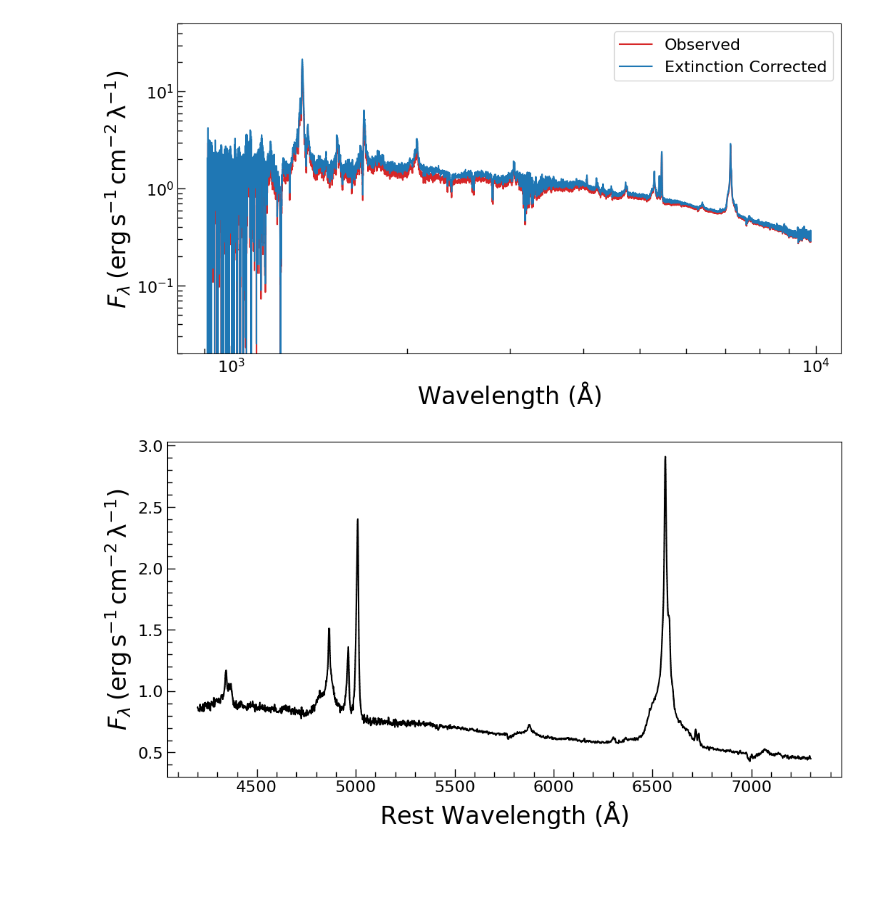
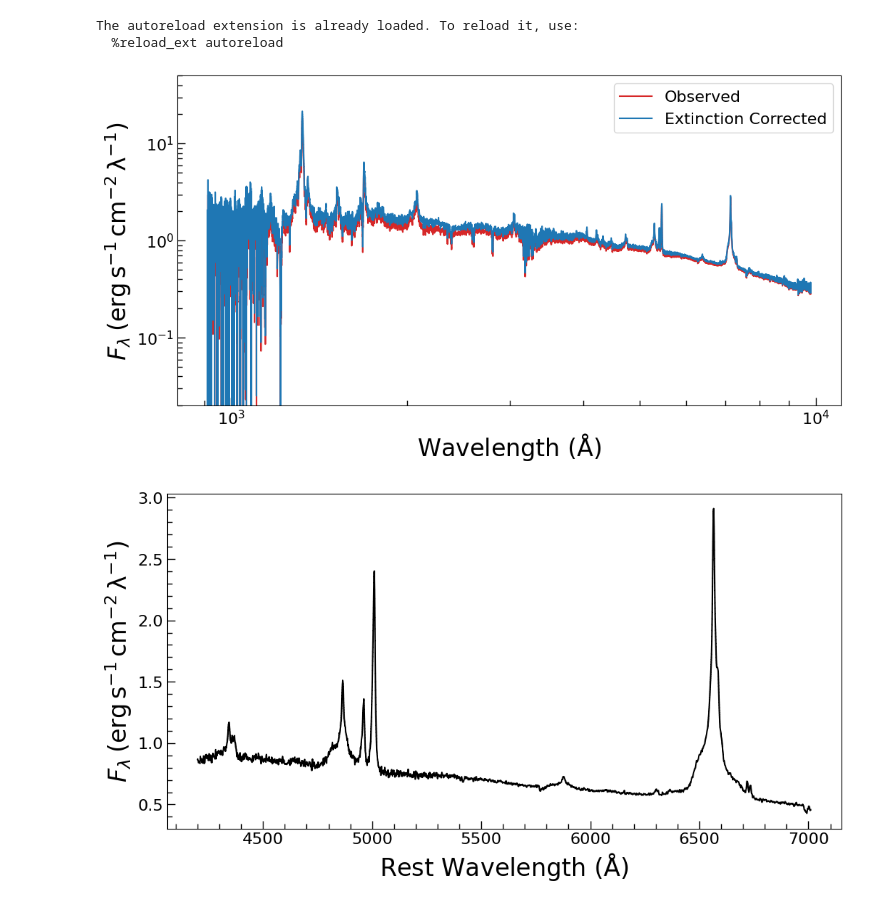
Before and after one commit to CaptainPKU/Spactrum, a Jupyter notebook: MeasureV3/pg1351#15/pg1351.ipynb, the cells around one changed output. Saved outputs shown, nothing was run; the diff lists cells and outputs as text; code cells hidden in the pictures; blank space fills up the shorter version.

```diff
--- a/MeasureV3/pg1351#15/pg1351.ipynb
+++ b/MeasureV3/pg1351#15/pg1351.ipynb
@@ -35,35 +35,37 @@ from extinction import ccm89, remove
 
 A_V = 0.056    #------------------------------修改 消光系数
 flux_dred = remove(ccm89(wave, A_V, r_v=3.1, unit='aa'), flux)
 
 fig, ax = plt.subplots(figsize=(12, 6))
 ax.step(wave, flux, label='Observed', c='C3')
 ax.step(wave, flux_dred, label='Extinction Corrected', c='C0')
 ax.set_xscale('log')
 ax.set_yscale('log')
 ax.set_xlabel(r'Wavelength ($\mathrm{\AA}$)', fontsize=24)
 ax.set_ylabel(r'$F_\lambda\:(\mathrm{erg\,s^{-1}\,cm^{-2}\,\lambda^{-1}})$', fontsize=24)
 ax.legend(fontsize=16)
 ax.set_ylim(0.02, 50)#-------------------------------修改y可见范围
 ax.minorticks_on()
 plt.show()
 zred = 0.0882 #-------------------------------------修改红移
 
 fig, ax = plt.subplots(figsize=(12, 6))
-wmin, wmax = 4200, 7300
+wmin, wmax = 4200, 7010
 wave_rst = wave / (1 + zred)
 fltr = (wave_rst > wmin) & (wave_rst < wmax)
 wave_use = wave_rst[fltr]
 flux_use = flux_dred[fltr]
 
 ax.step(wave_use, flux_use, color='k')
 ax.set_xlabel(r'Rest Wavelength ($\mathrm{\AA}$)', fontsize=24)
 ax.set_ylabel(r'$F_\lambda\:(\mathrm{erg\,s^{-1}\,cm^{-2}\,\lambda^{-1}})$', fontsize=24)
 ax.minorticks_on()
 plt.show()
 # %% [output]
+The autoreload extension is already loaded. To reload it, use:
+  %reload_ext autoreload
 [figure]
-[figure, old version]
+[figure, new version]
 # %%
 wave_dict = sagan.utils.line_wave_dict
 label_dict = sagan.utils.line_label_dict
```
Also changed, not shown: parts of 8 cells of this notebook, 3 other files.
